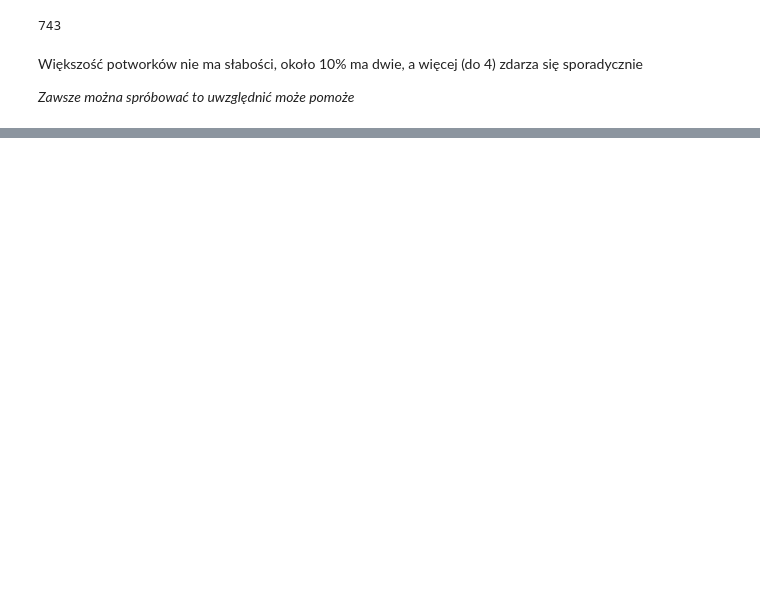
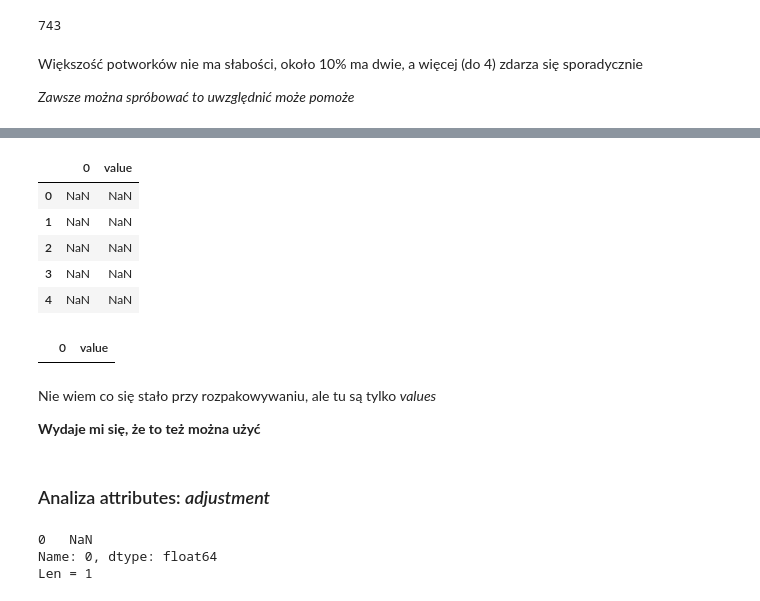
Before and after one commit to Paulina100/ML-for-TTRPG-game-design, a Jupyter notebook: Pathfinder_system.ipynb, the cells around one changed output, grey strips where cells are left out. Cells and saved outputs as stored; diff of their text form; code cells hidden in the pictures; blank space fills up the shorter version.

```diff
--- a/Pathfinder_system.ipynb
+++ b/Pathfinder_system.ipynb
@@ -638,0 +715,25 @@ Większość potworków nie ma słabości, około 10% ma dwie, a więcej (do 4)
+# %%
+hardness.head()
+# %% [output]
+|  | 0 | value |
+| 0 | NaN | NaN |
+| 1 | NaN | NaN |
+| 2 | NaN | NaN |
+| 3 | NaN | NaN |
+| 4 | NaN | NaN |
+# %%
+hardness[pd.notnull(hardness[0])]
+# %% [output]
+|  | 0 | value |
+# %% [markdown]
+Nie wiem co się stało przy rozpakowywaniu, ale tu są tylko *values*
+
+**Wydaje mi się, że to też można użyć**
+# %% [markdown]
+### Analiza attributes: *adjustment*
+# %%
+adjustment = unpack_column(attributes, "adjustment")
+# %% [output]
+0   NaN
+Name: 0, dtype: float64
+Len = 1
```
Also changed, not shown: parts of 15 cells of this notebook.
